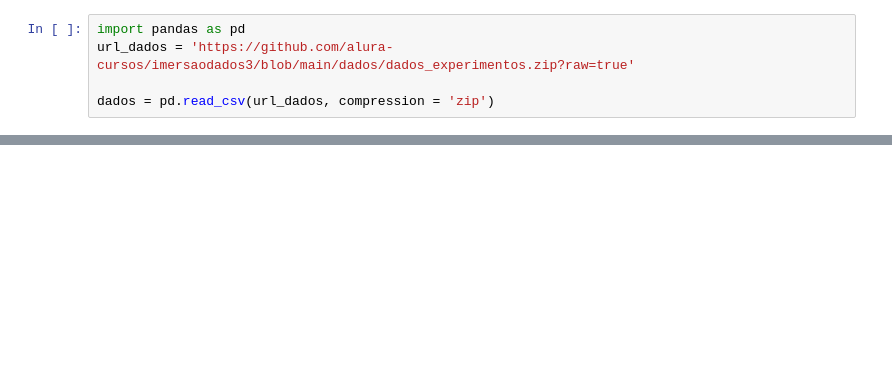
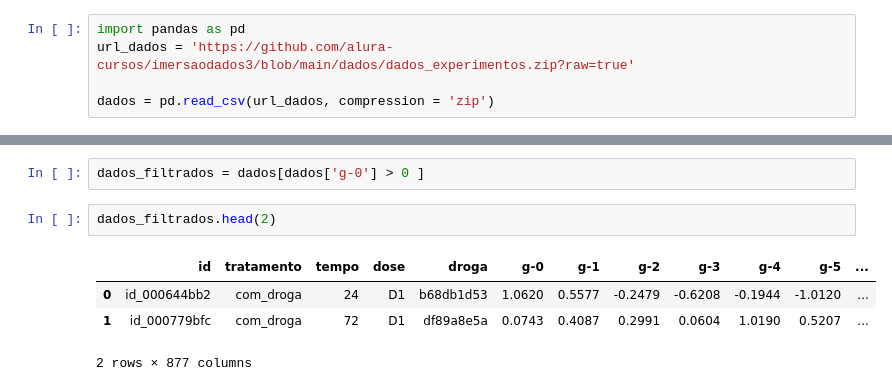
Before and after one commit to rcarasek/Alura-ImersaoDados, a Jupyter notebook: Alura_ImersãoDados_Aula01.ipynb, the cells around one changed output, grey strips where cells are left out. Saved outputs shown, nothing was run; the diff lists cells and outputs as text; blank space fills up the shorter version.

```diff
--- a/Alura_ImersãoDados_Aula01.ipynb
+++ b/Alura_ImersãoDados_Aula01.ipynb
@@ -15,0 +74,9 @@ dados.head(3)
+# %%
+dados_filtrados = dados[dados['g-0'] > 0 ]
+# %%
+dados_filtrados.head(2)
+# %% [output]
+|  | id | tratamento | tempo | dose | droga | g-0 | g-1 | g-2 | g-3 | g-4 | g-5 | ... |
+| 0 | id_000644bb2 | com_droga | 24 | D1 | b68db1d53 | 1.0620 | 0.5577 | -0.2479 | -0.6208 | -0.1944 | -1.0120 | ... |
+| 1 | id_000779bfc | com_droga | 72 | D1 | df89a8e5a | 0.0743 | 0.4087 | 0.2991 | 0.0604 | 1.0190 | 0.5207 | ... |
+2 rows × 877 columns
```
Also changed, not shown: parts of 12 cells of this notebook.
